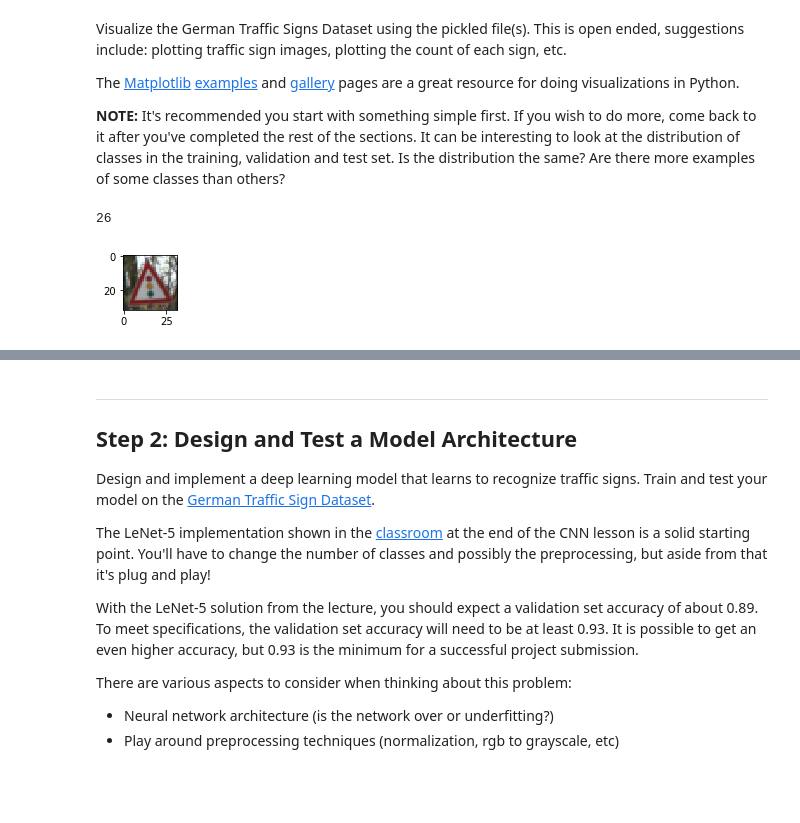
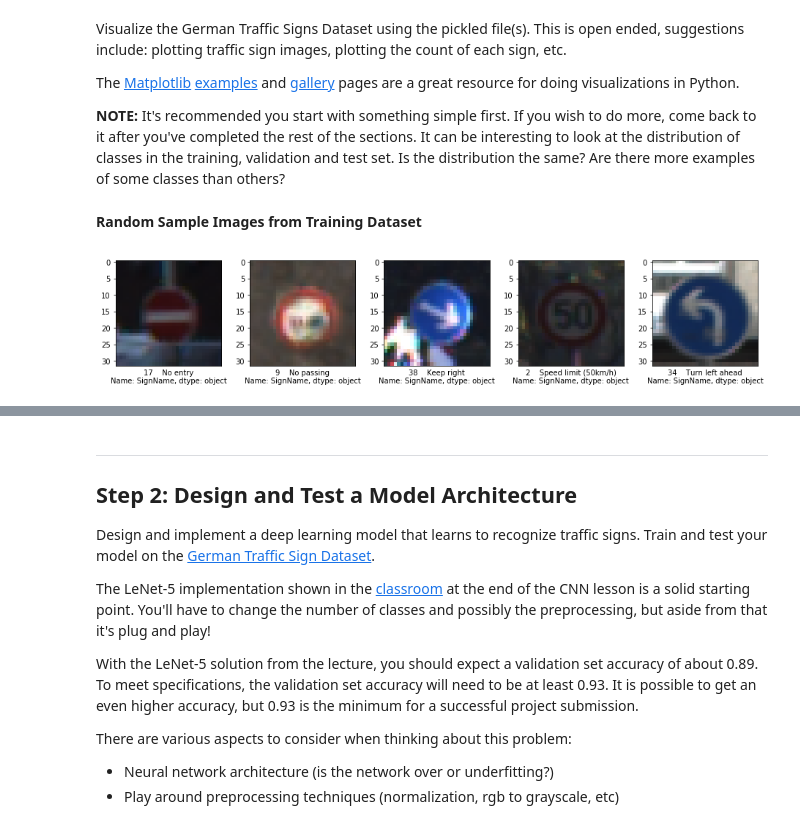
Before and after one commit to vasumaniram/SDCND-P3, a Jupyter notebook: Traffic_Sign_Classifier.ipynb, the cells around one changed output, grey strips where cells are left out. Cells and saved outputs as stored; diff of their text form; code cells hidden in the pictures; blank space fills up the shorter version.

```diff
--- a/Traffic_Sign_Classifier.ipynb
+++ b/Traffic_Sign_Classifier.ipynb
@@ -95,15 +95,25 @@ The [Matplotlib](http://matplotlib.org/) [examples](http://matplotlib.org/exampl
 ### Feel free to use as many code cells as needed.
 import matplotlib.pyplot as plt
 import random
+import pandas as pd
 # Visualizations will be shown in the notebook.
 %matplotlib inline
 
-index = random.randint(0, len(X_train))
-image = X_train[index].squeeze()
-
-plt.figure(figsize=(1,1))
-plt.imshow(image)
-print(y_train[index])
+signs = pd.read_csv('./signnames.csv')
-# %% [output]
-26
-[figure, removed]
+# %%
+def visualize_images(X,y):
+    plt.figure(figsize=(15,15))
+    for i in range(1,6):
+        plt.subplot(1,6,i)
+        idx = random.randint(0, len(X))
+        plt.imshow(X[idx])
+        plt.xlabel(signs[signs['ClassId'] == y[idx]]['SignName'])
+        plt.xticks([])
+    plt.tight_layout(pad=0, h_pad=0, w_pad=0)
+    plt.show()
+# %% [markdown]
+**Random Sample Images from Training Dataset**
+# %%
+visualize_images(X_train,y_train)
+# %% [output]
+[figure, added]
```
Also changed, not shown: parts of 23 cells of this notebook.
